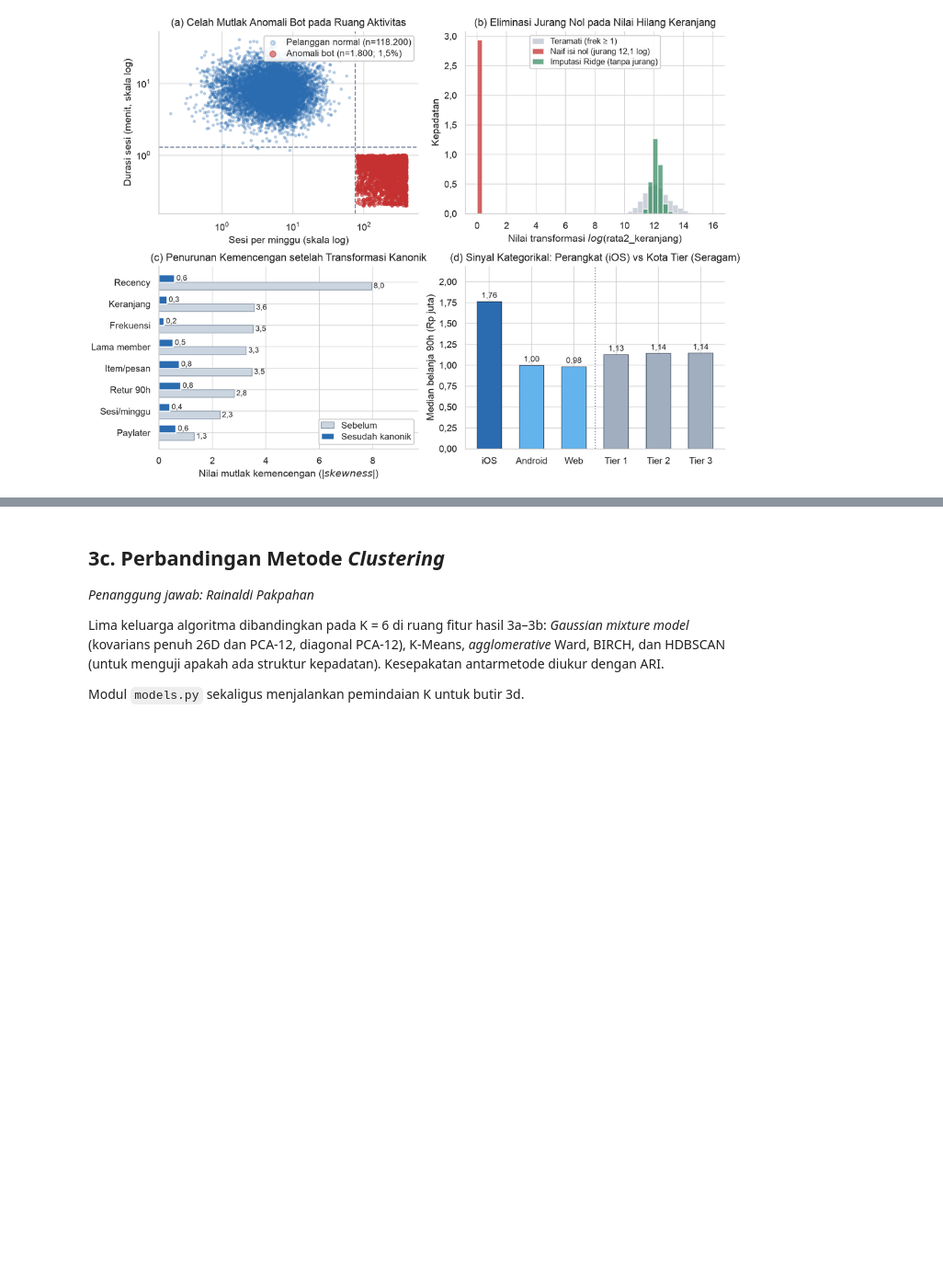
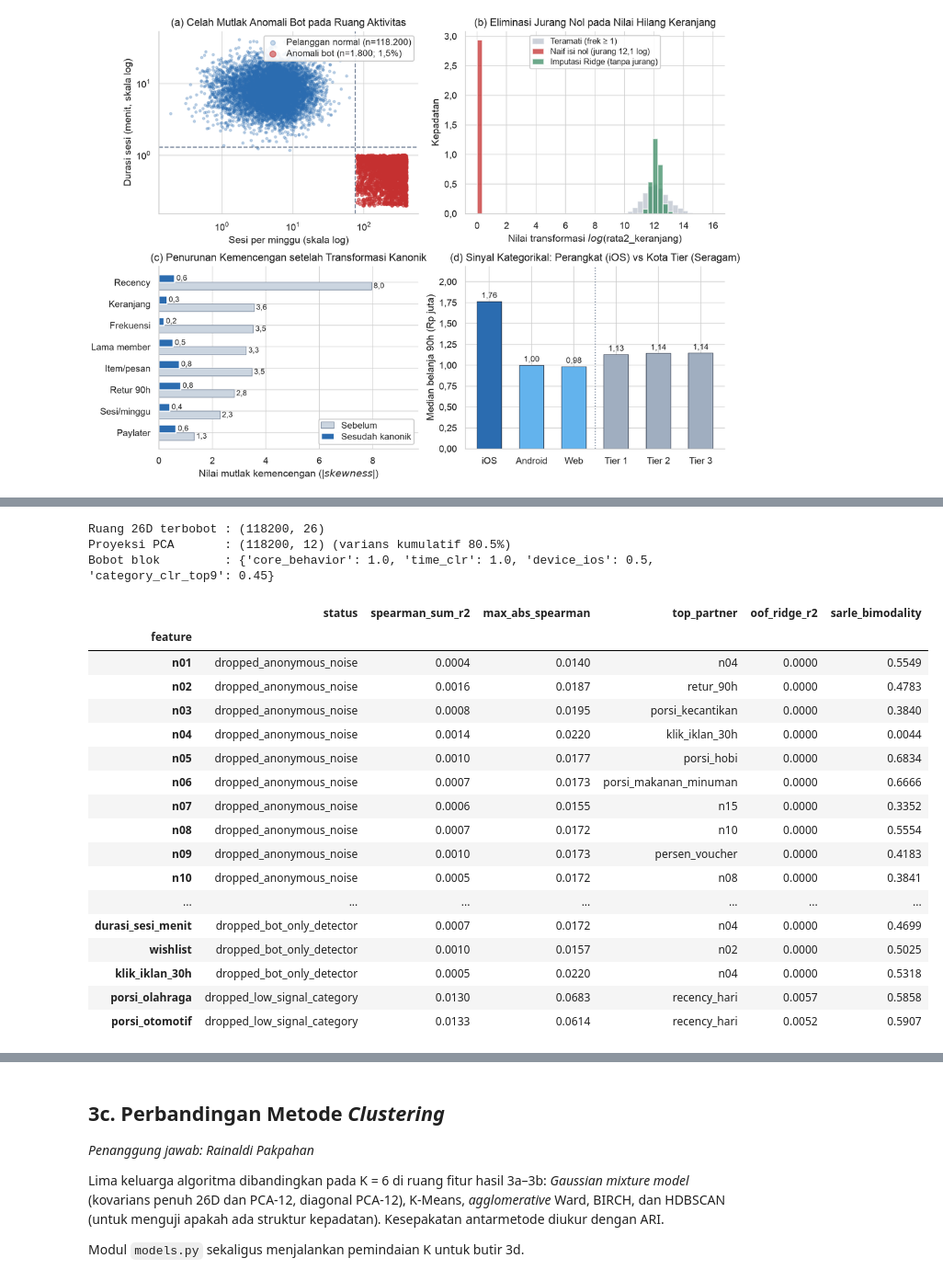
Before and after one commit to Nerodix/uts-ml-2026, a Jupyter notebook: kode/notebooks/tugas3_clustering.ipynb, the cells around one changed output, grey strips where cells are left out. Shown at 92% size. Drawn from its saved outputs; the diff is of its cells as text; code cells hidden in the pictures; blank space fills up the shorter version.

Commit message:
refactor(notebook): pecah butir 3b Tugas 3 menjadi ruang fitur, penyaringan, dan ablasi

```diff
--- a/kode/notebooks/tugas3_clustering.ipynb
+++ b/kode/notebooks/tugas3_clustering.ipynb
@@ -257,0 +213,43 @@ Bobot blok: {'category_clr_top9': 0.45, 'core_behavior': 1.0, 'device_ios': 0.5,
+# %%
+from src.clustering.features import (
+    DEFAULT_N_PCA,
+    SELECTED_26_COLS,
+    buat_grafik_seleksi_fitur,
+    build_clustering_features,
+    run_feature_ablation,
+    screen_all_features,
+)
+from src.clustering.preprocess import BOT_INTEGRITY_COLUMNS
+
+bundle = build_clustering_features(df, n_pca_components=DEFAULT_N_PCA, seed=SEED)
+print("Ruang 26D terbobot :", bundle["X_weighted_26d"].shape)
+print("Proyeksi PCA       :", bundle["Z_pca"].shape,
+      f"(varians kumulatif {bundle['pca_cumulative_variance_ratio']:.1%})")
+print("Bobot blok         :", bundle["block_weights"])
+# %% [output]
+Ruang 26D terbobot : (118200, 26)
+Proyeksi PCA       : (118200, 12) (varians kumulatif 80.5%)
+Bobot blok         : {'core_behavior': 1.0, 'time_clr': 1.0, 'device_ios': 0.5, 'category_clr_top9': 0.45}
+# %%
+screening = screen_all_features(bundle["df_normal"], seed=SEED)
+tabel_saring = pd.DataFrame(screening).set_index("feature")
+display(tabel_saring.sort_values(["status", "oof_ridge_r2"], ascending=[True, False]).head(20))
+# %% [output]
+|  | status | spearman_sum_r2 | max_abs_spearman | top_partner | oof_ridge_r2 | sarle_bimodality |
+| feature |  |  |  |  |  |  |
+| n01 | dropped_anonymous_noise | 0.0004 | 0.0140 | n04 | 0.0000 | 0.5549 |
+| n02 | dropped_anonymous_noise | 0.0016 | 0.0187 | retur_90h | 0.0000 | 0.4783 |
+| n03 | dropped_anonymous_noise | 0.0008 | 0.0195 | porsi_kecantikan | 0.0000 | 0.3840 |
+| n04 | dropped_anonymous_noise | 0.0014 | 0.0220 | klik_iklan_30h | 0.0000 | 0.0044 |
+| n05 | dropped_anonymous_noise | 0.0010 | 0.0177 | porsi_hobi | 0.0000 | 0.6834 |
+| n06 | dropped_anonymous_noise | 0.0007 | 0.0173 | porsi_makanan_minuman | 0.0000 | 0.6666 |
+| n07 | dropped_anonymous_noise | 0.0006 | 0.0155 | n15 | 0.0000 | 0.3352 |
+| n08 | dropped_anonymous_noise | 0.0007 | 0.0172 | n10 | 0.0000 | 0.5554 |
+| n09 | dropped_anonymous_noise | 0.0010 | 0.0173 | persen_voucher | 0.0000 | 0.4183 |
+| n10 | dropped_anonymous_noise | 0.0005 | 0.0172 | n08 | 0.0000 | 0.3841 |
+| ... | ... | ... | ... | ... | ... | ... |
+| durasi_sesi_menit | dropped_bot_only_detector | 0.0007 | 0.0172 | n04 | 0.0000 | 0.4699 |
+| wishlist | dropped_bot_only_detector | 0.0010 | 0.0157 | n02 | 0.0000 | 0.5025 |
+| klik_iklan_30h | dropped_bot_only_detector | 0.0005 | 0.0220 | n04 | 0.0000 | 0.5318 |
+| porsi_olahraga | dropped_low_signal_category | 0.0130 | 0.0683 | recency_hari | 0.0057 | 0.5858 |
+| porsi_otomotif | dropped_low_signal_category | 0.0133 | 0.0614 | recency_hari | 0.0052 | 0.5907 |
```
Also changed, not shown: parts of 5 cells of this notebook.
